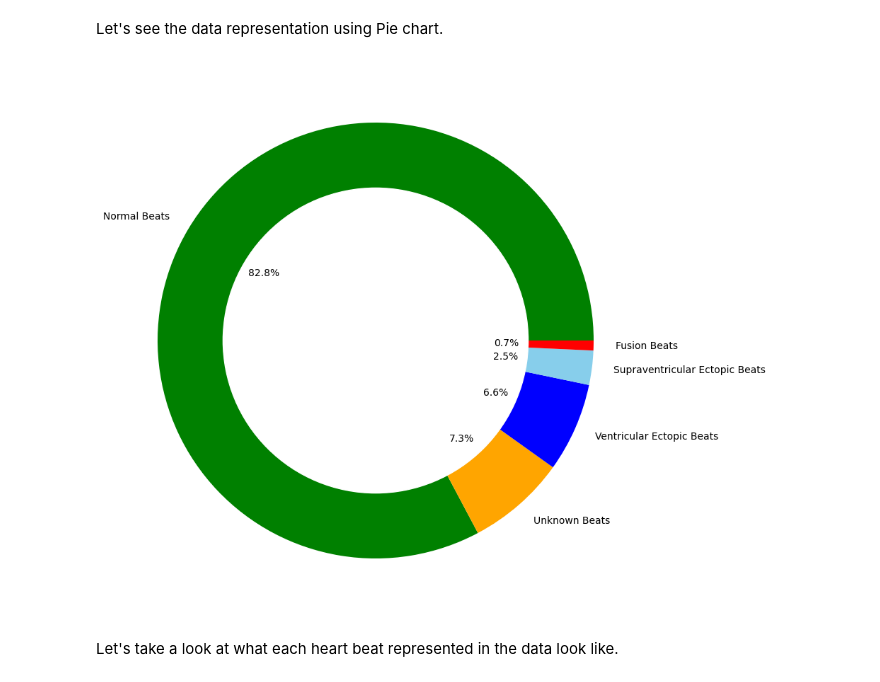
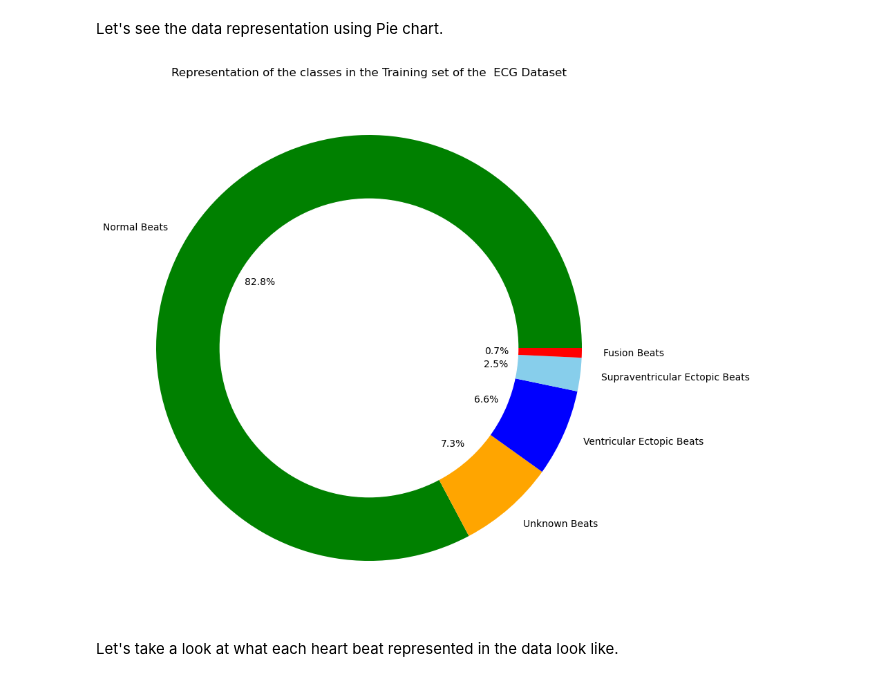
Before and after one commit to os-olaniyi/dl_ecg_classification, a Jupyter notebook: projectv01a.ipynb, the cells around one changed output. Saved outputs shown, nothing was run; the diff lists cells and outputs as text; code cells hidden in the pictures.

```diff
--- a/projectv01a.ipynb
+++ b/projectv01a.ipynb
@@ -99,12 +108,13 @@ Let's see the data representation using Pie chart.
 # %%
 plt.figure(figsize = (10, 10))
 circle = plt.Circle((0, 0), 0.7, color = "white")
 plt.pie(explor_train, labels = ["Normal Beats", "Unknown Beats", "Ventricular Ectopic Beats", "Supraventricular Ectopic Beats", "Fusion Beats"], colors = ["green", "orange", "blue", "skyblue", "red"], autopct = "%1.1f%%")
 k = plt.gcf()
 k.gca().add_artist(circle)
+plt.title("Representation of the classes in the Training set of the  ECG Dataset")
 plt.show()
 # %% [output]
-[figure, old version]
+[figure, new version]
 # %% [markdown]
 Let's take a look at what each heart beat represented in the data look like.
 # %%
```
Also changed, not shown: parts of 33 cells of this notebook, 4 other files.
